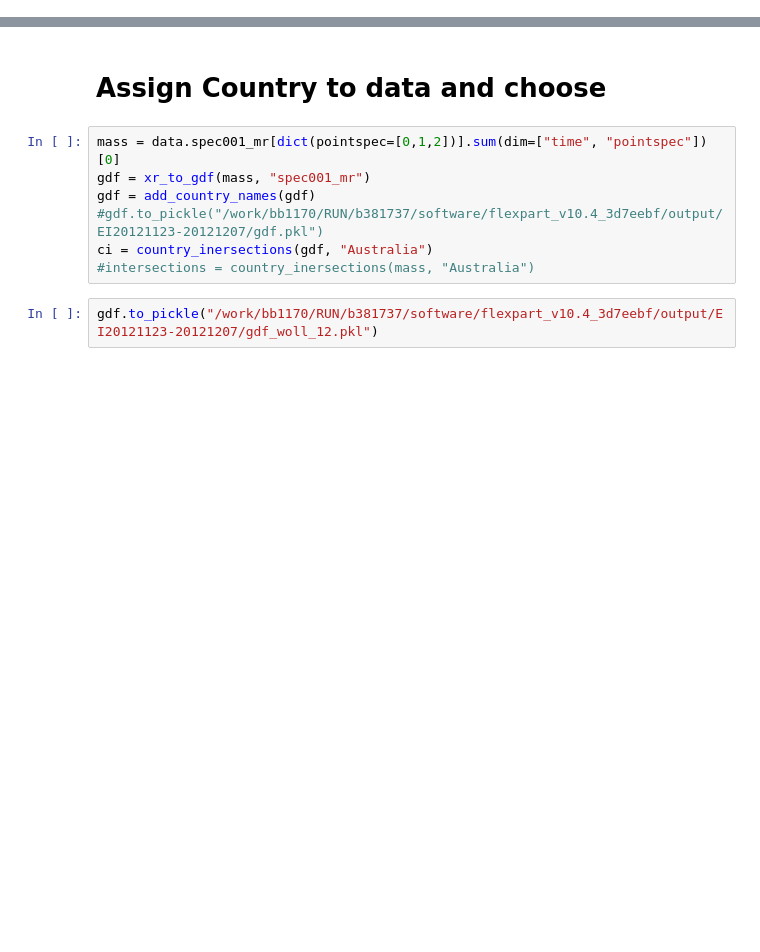
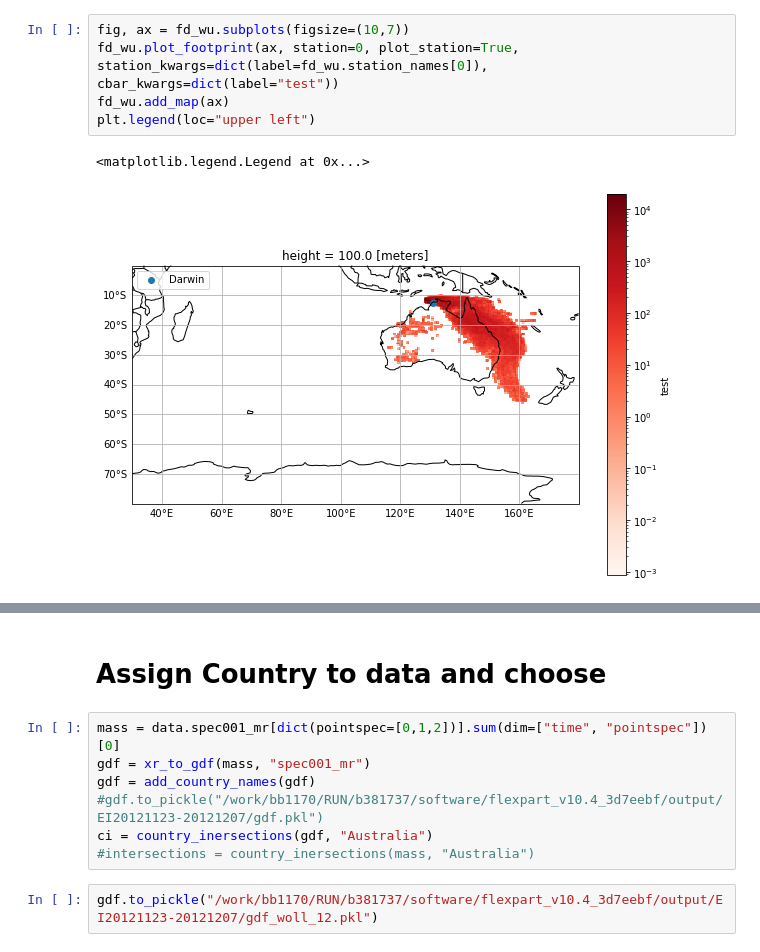
Before and after one commit to christopher-lw/ColumnFLEXPART, a Jupyter notebook: open_data/open_flexpart.ipynb, the cells around one changed output, grey strips where cells are left out. Drawn from its saved outputs; the diff is of its cells as text; blank space fills up the shorter version.

```diff
--- a/open_data/open_flexpart.ipynb
+++ b/open_data/open_flexpart.ipynb
@@ -71,0 +101,8 @@ fc = FlexDataCollection(dir_path + file_path, dir_path + file_path, extent=[100,
+# %%
+fig, ax = fd_wu.subplots(figsize=(10,7))
+fd_wu.plot_footprint(ax, station=0, plot_station=True, station_kwargs=dict(label=fd_wu.station_names[0]), cbar_kwargs=dict(label="test"))
+fd_wu.add_map(ax)
+plt.legend(loc="upper left")
+# %% [output]
+<matplotlib.legend.Legend at 0x...>
+[figure, added]
```
Also changed, not shown: parts of 19 cells of this notebook, 1 other file.
